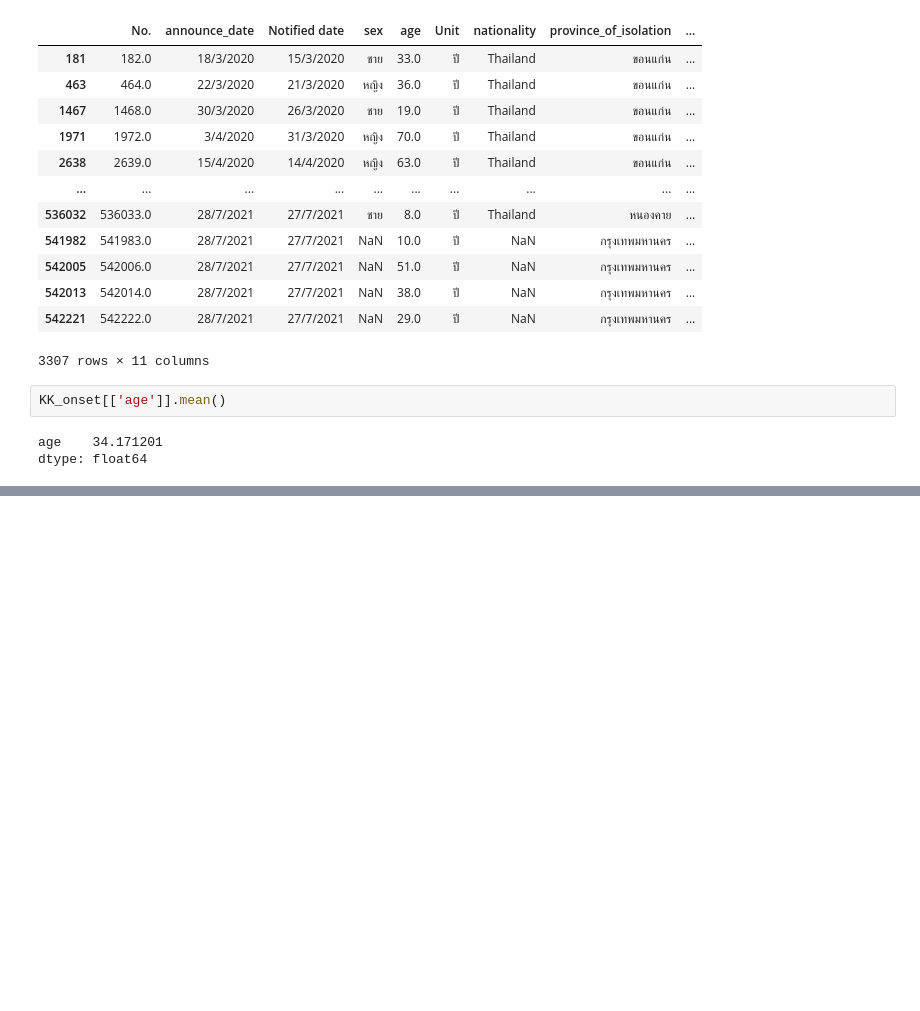
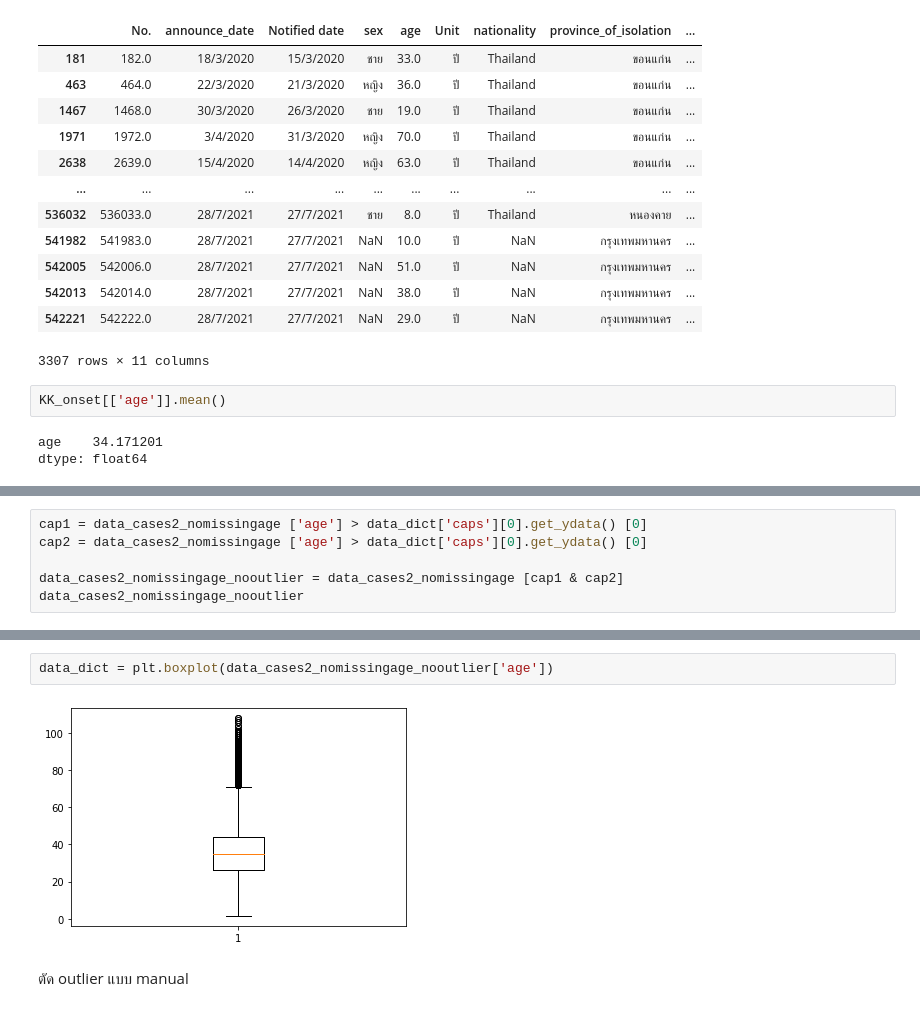
Before and after one commit to Kanyarat-S/DWDM21, a Jupyter notebook: Data_Preprocessing_(Chapter_3).ipynb, the cells around one changed output, grey strips where cells are left out. Cells and saved outputs as stored; diff of their text form; blank space fills up the shorter version.

```diff
--- a/Data_Preprocessing_(Chapter_3).ipynb
+++ b/Data_Preprocessing_(Chapter_3).ipynb
@@ -691,0 +1039,6 @@ dtype: float64
+# %%
+cap1 = data_cases2_nomissingage ['age'] > data_dict['caps'][0].get_ydata() [0]
+cap2 = data_cases2_nomissingage ['age'] > data_dict['caps'][0].get_ydata() [0]
+
+data_cases2_nomissingage_nooutlier = data_cases2_nomissingage [cap1 & cap2]
+data_cases2_nomissingage_nooutlier
@@ -691,0 +1059,6 @@ dtype: float64
+# %%
+data_dict = plt.boxplot(data_cases2_nomissingage_nooutlier['age'])
+# %% [output]
+[figure, added]
+# %% [markdown]
+ตัด outlier แบบ manual
```
Also changed, not shown: parts of 51 cells of this notebook.
